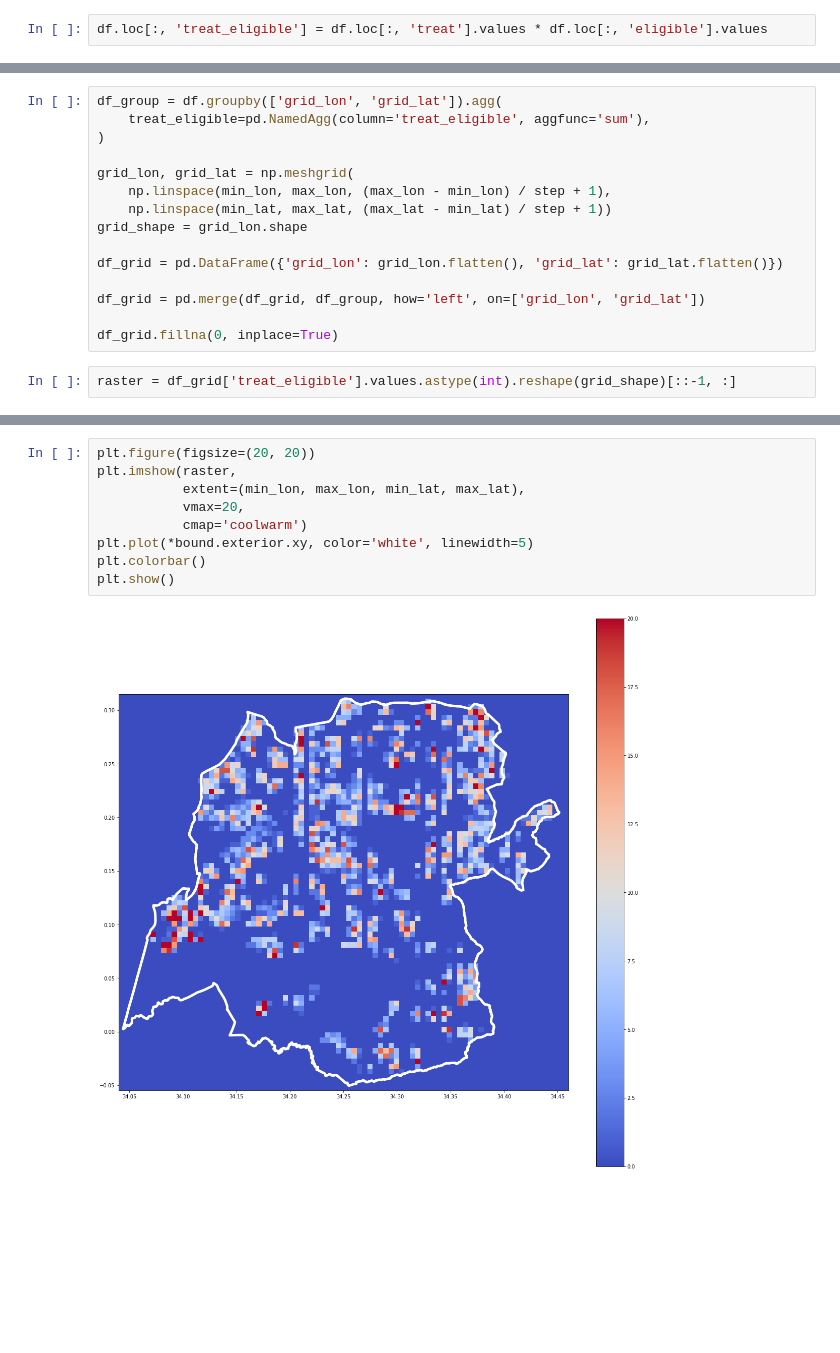
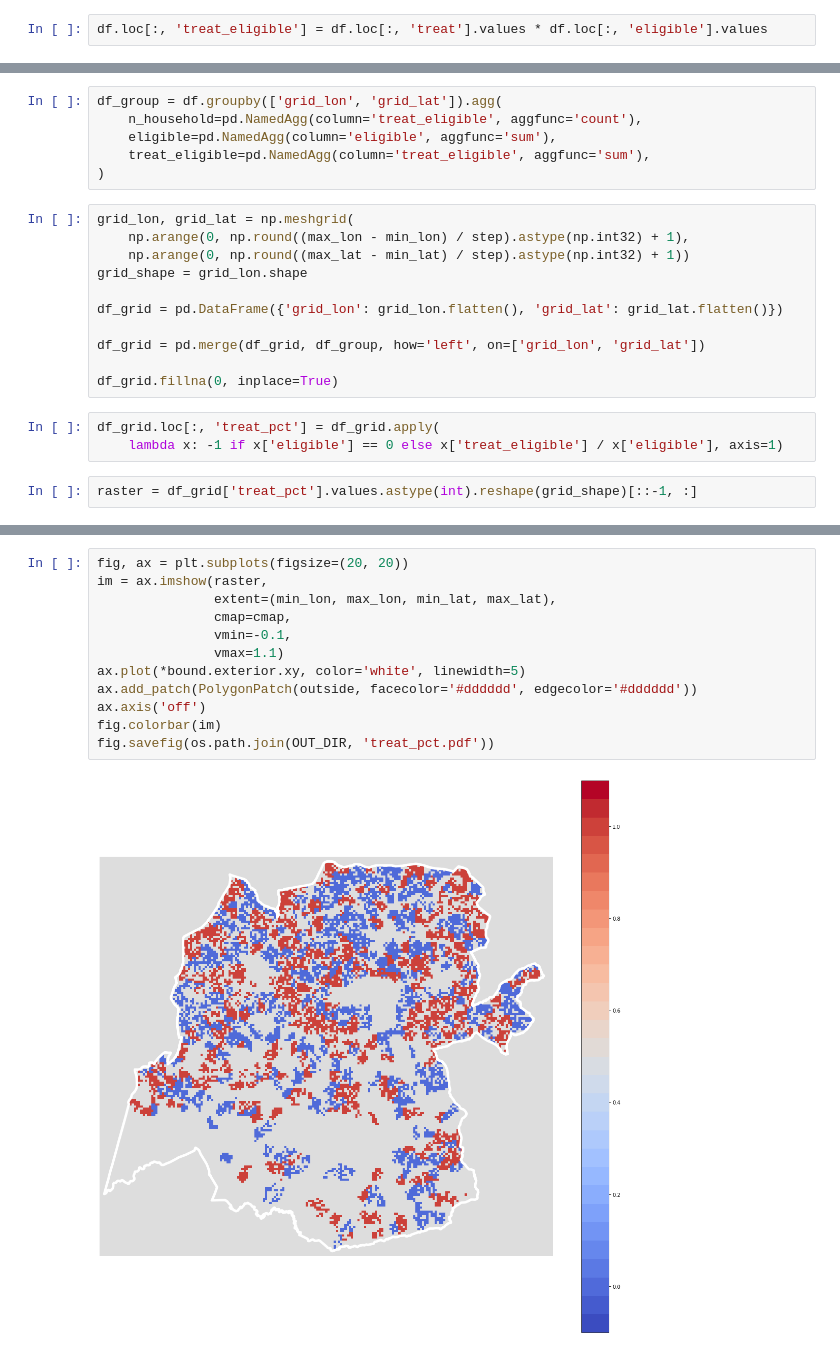
Before and after one commit to luna983/beyond-nightlight, a Jupyter notebook: exp4_step3_PlotTreatment.ipynb, the cells around one changed output, grey strips where cells are left out. Cells and saved outputs as stored; diff of their text form; blank space fills up the shorter version.

```diff
--- a/exp4_step3_PlotTreatment.ipynb
+++ b/exp4_step3_PlotTreatment.ipynb
@@ -41,11 +50,13 @@ df.loc[:, 'grid_lat'] = np.round((df['latitude'].values - min_lat) / step) * ste
+# %%
+df_group = df.groupby(['grid_lon', 'grid_lat']).agg(
+    n_household=pd.NamedAgg(column='treat_eligible', aggfunc='count'),
+    eligible=pd.NamedAgg(column='eligible', aggfunc='sum'),
+    treat_eligible=pd.NamedAgg(column='treat_eligible', aggfunc='sum'),
+)
 # %%
-df_group = df.groupby(['grid_lon', 'grid_lat']).agg(
-    treat_eligible=pd.NamedAgg(column='treat_eligible', aggfunc='sum'),
-)
-
 grid_lon, grid_lat = np.meshgrid(
-    np.linspace(min_lon, max_lon, (max_lon - min_lon) / step + 1),
-    np.linspace(min_lat, max_lat, (max_lat - min_lat) / step + 1))
+    np.arange(0, np.round((max_lon - min_lon) / step).astype(np.int32) + 1),
+    np.arange(0, np.round((max_lat - min_lat) / step).astype(np.int32) + 1))
 grid_shape = grid_lon.shape
 
 df_grid = pd.DataFrame({'grid_lon': grid_lon.flatten(), 'grid_lat': grid_lat.flatten()})
@@ -53,5 +64,8 @@ df_grid = pd.DataFrame({'grid_lon': grid_lon.flatten(), 'grid_lat': grid_lat.fla
 df_grid = pd.merge(df_grid, df_group, how='left', on=['grid_lon', 'grid_lat'])
 
 df_grid.fillna(0, inplace=True)
+# %%
+df_grid.loc[:, 'treat_pct'] = df_grid.apply(
+    lambda x: -1 if x['eligible'] == 0 else x['treat_eligible'] / x['eligible'], axis=1)
 # %%
-raster = df_grid['treat_eligible'].values.astype(int).reshape(grid_shape)[::-1, :]
+raster = df_grid['treat_pct'].values.astype(int).reshape(grid_shape)[::-1, :]
@@ -60,11 +72,14 @@ bound, = gpd.read_file(SAMPLE_SHP_IN_DIR)['geometry']
 # %%
-plt.figure(figsize=(20, 20))
-plt.imshow(raster,
-           extent=(min_lon, max_lon, min_lat, max_lat),
-           vmax=20,
-           cmap='coolwarm')
-plt.plot(*bound.exterior.xy, color='white', linewidth=5)
-plt.colorbar()
-plt.show()
+fig, ax = plt.subplots(figsize=(20, 20))
+im = ax.imshow(raster,
+               extent=(min_lon, max_lon, min_lat, max_lat),
+               cmap=cmap,
+               vmin=-0.1,
+               vmax=1.1)
+ax.plot(*bound.exterior.xy, color='white', linewidth=5)
+ax.add_patch(PolygonPatch(outside, facecolor='#dddddd', edgecolor='#dddddd'))
+ax.axis('off')
+fig.colorbar(im)
+fig.savefig(os.path.join(OUT_DIR, 'treat_pct.pdf'))
 # %% [output]
-[figure, old version]
+[figure, new version]
```
Also changed, not shown: parts of 9 cells of this notebook, 11 other files.
